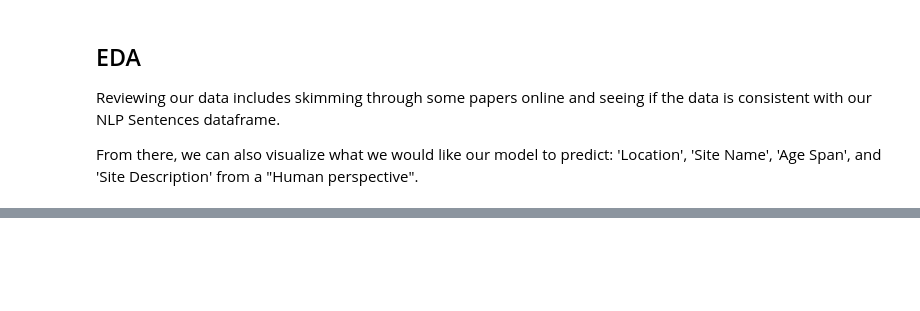
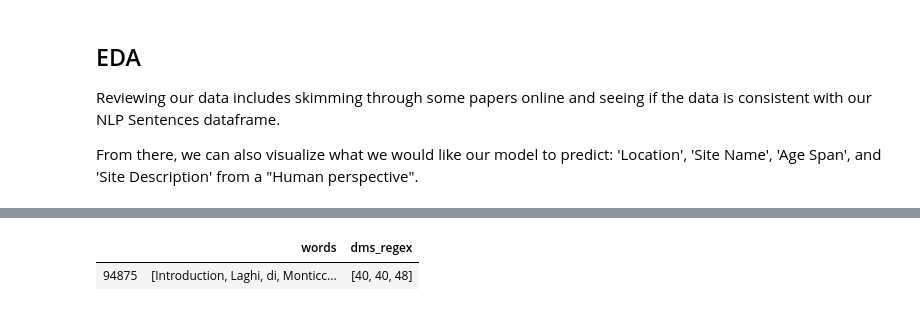
Before and after one commit to throughput-ec/UnacquiredSites, a Jupyter notebook: ML_Record_Mining_JN.ipynb, the cells around one changed output, grey strips where cells are left out. Saved outputs shown, nothing was run; the diff lists cells and outputs as text; code cells hidden in the pictures; blank space fills up the shorter version.

```diff
--- a/ML_Record_Mining_JN.ipynb
+++ b/ML_Record_Mining_JN.ipynb
@@ -236,0 +293,6 @@ Skimmed info:
+# %%
+nlp_sentences['dms_regex'] = nlp_sentences['words'].astype(str).str.findall(r'[-]?\d[0-180]')
+                                                                            #'(?:(?:,[°◦o3],)|(?:[O])|(?:,`{2},))')
+nlp_sentences['dms_regex']
+
+#nlp_sentences[(nlp_sentences['dms_regex'].astype(str).str.len() > 0)]
@@ -236,0 +312,7 @@ Skimmed info:
+# %%
+italy_example = nlp_sentences[nlp_sentences['_gddid'] == '550453fde1382326932d85f7']
+italy_example = italy_example[italy_example['sentid'] == 10]
+italy_example[['words', 'dms_regex']]
+# %% [output]
+|  | words | dms_regex |
+| 94875 | [Introduction, Laghi, di, Monticc... | [40, 40, 48] |
```
Also changed, not shown: parts of 35 cells of this notebook, 2 other files.
